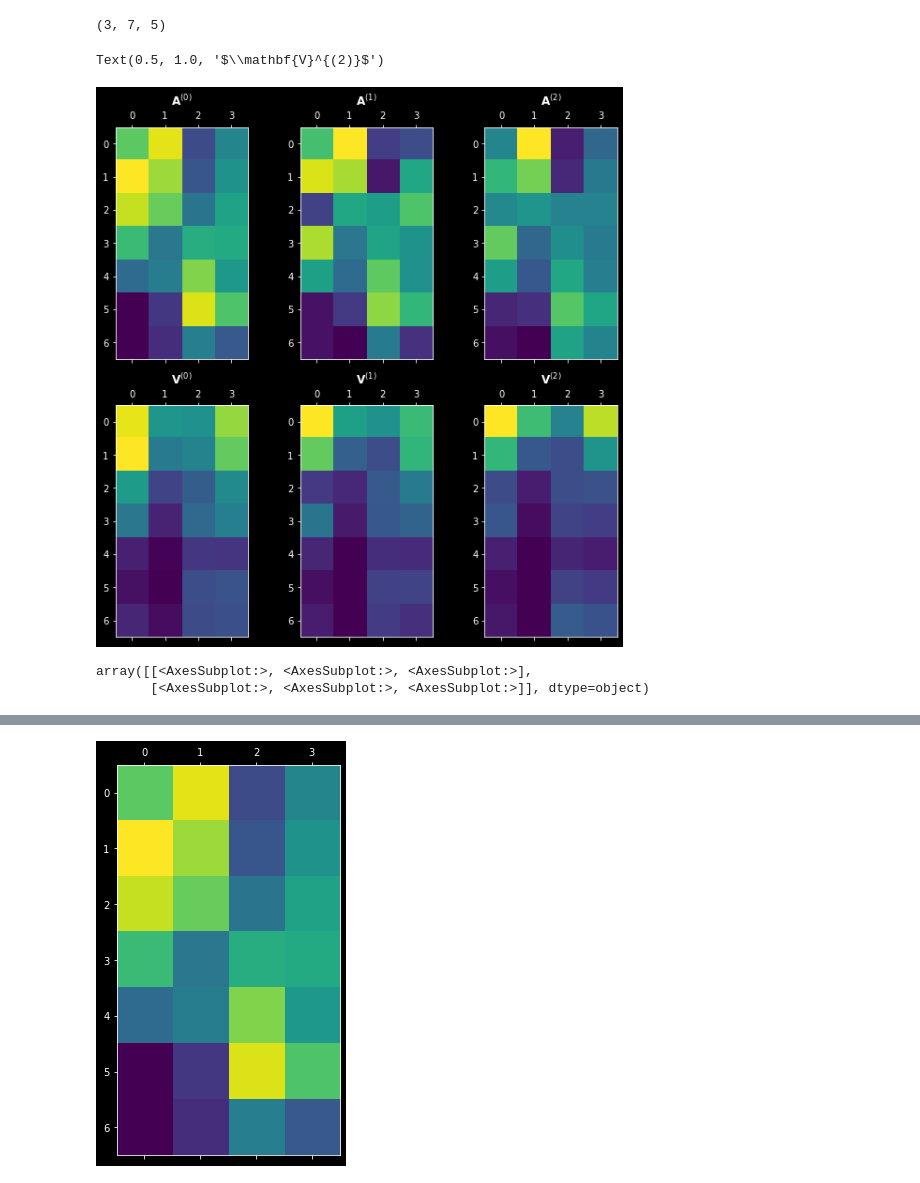
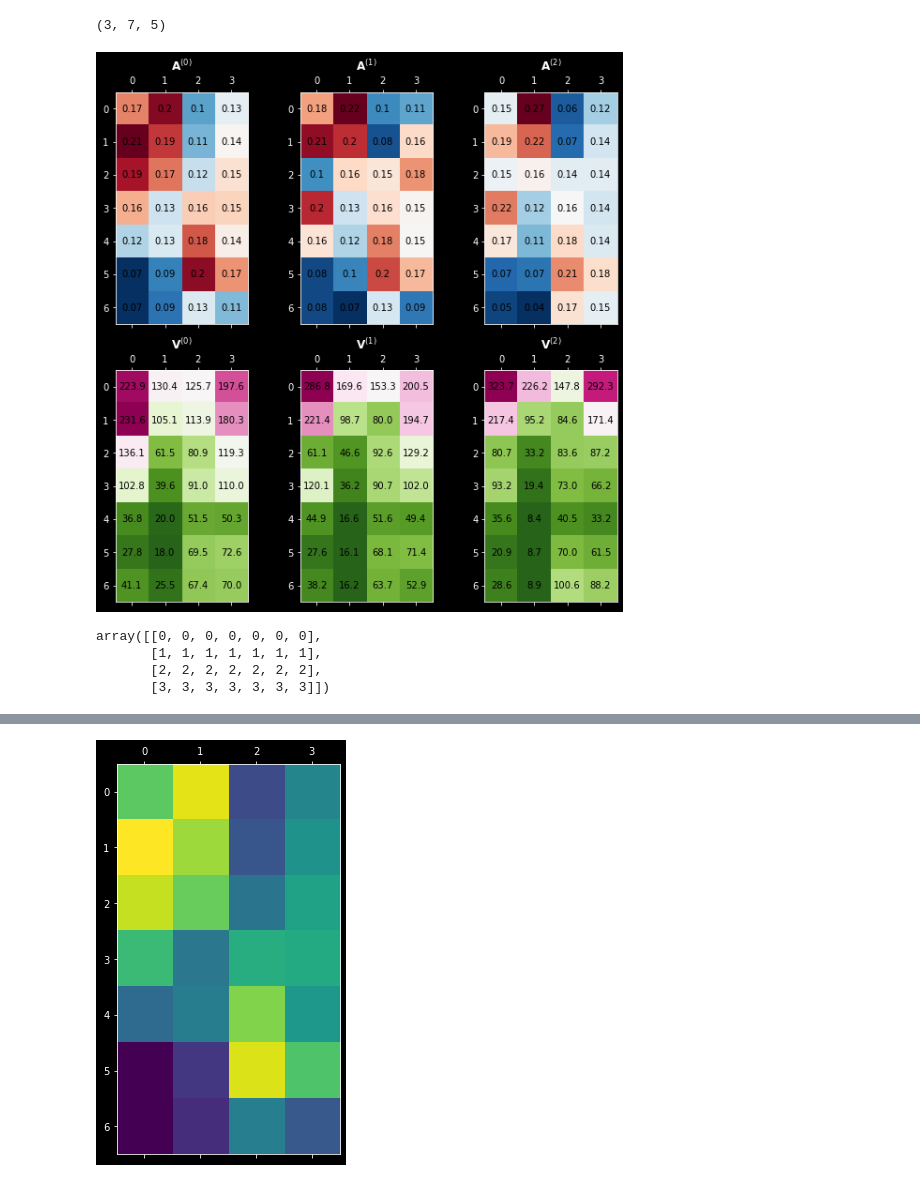
Before and after one commit to shervinazadi/EquiCity_Data, a Jupyter notebook: notebooks/ECG_PP_14_Explore_Data.ipynb, the cells around one changed output, grey strips where cells are left out. Saved outputs shown, nothing was run; the diff lists cells and outputs as text; code cells hidden in the pictures.

Commit message:
initial version of the matrix plot

```diff
--- a/notebooks/ECG_PP_14_Explore_Data.ipynb
+++ b/notebooks/ECG_PP_14_Explore_Data.ipynb
@@ -140,26 +138,46 @@ fdec_ts_sorted.sort()
 V = np.array([fitted_decision_dict[str(ts)] for ts in fdec_ts_sorted])
 # %%
 plt.rcParams['figure.figsize'] = [10,10]
+# %%
+def plot_matrix(ax, matrix, cmap, title_text, decimals=2):
+    ax.matshow(matrix, cmap=cmap)
+    ax.set_title(title_text)
+    x, y = np.indices(matrix.shape)
+    for i, (x_val, y_val) in enumerate(zip(x.flatten(), y.flatten())):
+        c = str(np.round(matrix[x_val, y_val], decimals))
+        ax.text(y_val, x_val, c, va='center', ha='center', color="black")
 # %%
 fig, ax = plt.subplots(2, 3)
-ax[0,0].matshow(D[0,:, :-1])
-ax[0,0].set_title(r"$\mathbf{A}^{(0)}$")
-ax[0,1].matshow(D[1,:, :-1])
-ax[0,1].set_title(r"$\mathbf{A}^{(1)}$")
-ax[0,2].matshow(D[2,:, :-1])
-ax[0,2].set_title(r"$\mathbf{A}^{(2)}$")
+# ax[0,0].matshow(D[0,:, :-1], cmap="RdBu_r")
+# ax[0,0].set_title(r"$\mathbf{A}^{(0)}$")
+# x, y = np.indices(D[0,:, :-1].shape)
+# for i, (x_val, y_val) in enumerate(zip(x.flatten(), y.flatten())):
+#     c = str(np.round(D[0,x_val, y_val], 2))
+#     ax[0,0].text(y_val, x_val, c, va='center', ha='center', color="black")
 
-ax[1,0].matshow(V[0,:, :-1])
-ax[1,0].set_title(r"$\mathbf{V}^{(0)}$")
-ax[1,1].matshow(V[1,:, :-1])
-ax[1,1].set_title(r"$\mathbf{V}^{(1)}$")
-ax[1,2].matshow(V[2,:, :-1])
-ax[1,2].set_title(r"$\mathbf{V}^{(2)}$")
+plot_matrix(ax[0,0], D[0,:, :-1], "RdBu_r", r"$\mathbf{A}^{(0)}$", 2)
+plot_matrix(ax[0,1], D[1,:, :-1], "RdBu_r", r"$\mathbf{A}^{(1)}$", 2)
+plot_matrix(ax[0,2], D[2,:, :-1], "RdBu_r", r"$\mathbf{A}^{(2)}$", 2)
+plot_matrix(ax[1,0], V[0,:, :-1], "PiYG_r", r"$\mathbf{V}^{(0)}$", 1)
+plot_matrix(ax[1,1], V[1,:, :-1], "PiYG_r", r"$\mathbf{V}^{(1)}$", 1)
+plot_matrix(ax[1,2], V[2,:, :-1], "PiYG_r", r"$\mathbf{V}^{(2)}$", 1)
+# ax[0,1].matshow(D[1,:, :-1], cmap="RdBu_r")
+# ax[0,1].set_title(r"$\mathbf{A}^{(1)}$")
+# ax[0,2].matshow(D[2,:, :-1], cmap="RdBu_r")
+# ax[0,2].set_title(r"$\mathbf{A}^{(2)}$")
+
+# ax[1,0].matshow(V[0,:, :-1], cmap="PiYG_r")
+# ax[1,0].set_title(r"$\mathbf{V}^{(0)}$")
+# ax[1,1].matshow(V[1,:, :-1], cmap="PiYG_r")
+# ax[1,1].set_title(r"$\mathbf{V}^{(1)}$")
+# ax[1,2].matshow(V[2,:, :-1], cmap="PiYG_r")
+# ax[1,2].set_title(r"$\mathbf{V}^{(2)}$")
 # %% [output]
-Text(0.5, 1.0, '$\\mathbf{V}^{(2)}$')
-[figure, old version]
+[figure, new version]
-# %%
-ax
-# %% [output]
-array([[<AxesSubplot:>, <AxesSubplot:>, <AxesSubplot:>],
-       [<AxesSubplot:>, <AxesSubplot:>, <AxesSubplot:>]], dtype=object)
+# %%
+y
+# %% [output]
+array([[0, 0, 0, 0, 0, 0, 0],
+       [1, 1, 1, 1, 1, 1, 1],
+       [2, 2, 2, 2, 2, 2, 2],
+       [3, 3, 3, 3, 3, 3, 3]])
```
Also changed, not shown: parts of 3 cells of this notebook.
